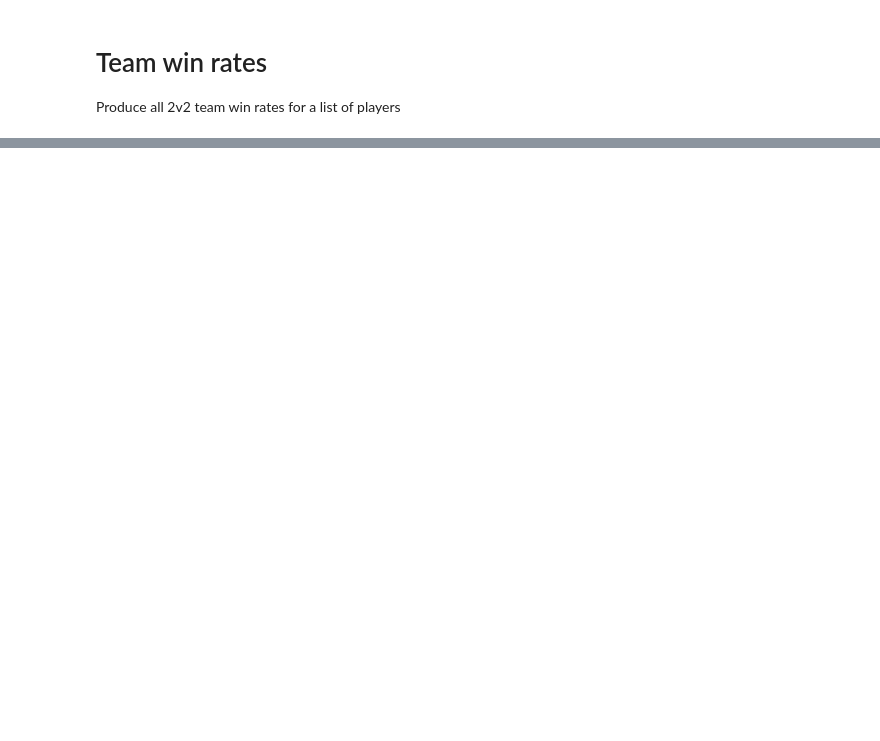
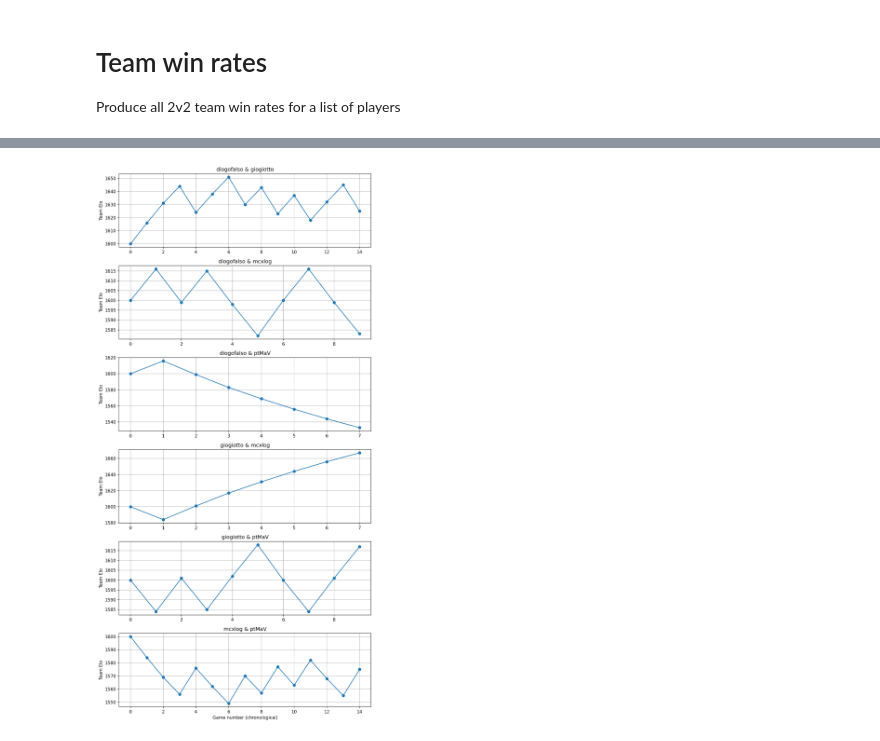
Before and after one commit to diogoalmeida/awbw_stats_aggregator, a Jupyter notebook: examples.ipynb, the cells around one changed output, grey strips where cells are left out. Saved outputs shown, nothing was run; the diff lists cells and outputs as text; code cells hidden in the pictures; blank space fills up the shorter version.

```diff
--- a/examples.ipynb
+++ b/examples.ipynb
@@ -59,0 +100,41 @@ team_win_rates(games, players, team_size=2, min_days=2)
+# %%
+# Team-level Elo (combinations) progression (AoE2-style)
+team_elo_df = team_combo_elo(
+    games,
+    players,
+    team_size=2,
+    min_days=2,
+    k_factor=32,
+    scale=400,
+    round_mode="nearest",
+)
+team_elo_df.tail()
+
+# One subplot per team to handle differing game counts
+by_team = (
+    team_elo_df.sort_values(["ended_on", "day", "game_id"])
+    .groupby("team")
+)
+team_labels = list(by_team.groups.keys())
+num_teams = len(team_labels)
+if num_teams == 0:
+    raise ValueError("No team matchups found for the provided filters")
+
+fig, axes = plt.subplots(num_teams, 1, figsize=(9, 3 * num_teams), sharex=False)
+if num_teams == 1:
+    axes = [axes]
+
+for ax, team_label in zip(axes, team_labels):
+    series = by_team.get_group(team_label)
+    x_vals = list(range(len(series) + 1))
+    y_vals = [BASE_TEAM_ELO] + series["rating_after"].tolist()
+    ax.plot(x_vals, y_vals, marker="o")
+    ax.set_ylabel("Team Elo")
+    ax.set_title(team_label)
+    ax.grid(True)
+
+axes[-1].set_xlabel("Game number (chronological)")
+# fig.suptitle("Team Elo progression (team combinations)")
+fig.tight_layout()
+# %% [output]
+[figure, added]
```
Also changed, not shown: parts of 8 cells of this notebook, 2 other files.
